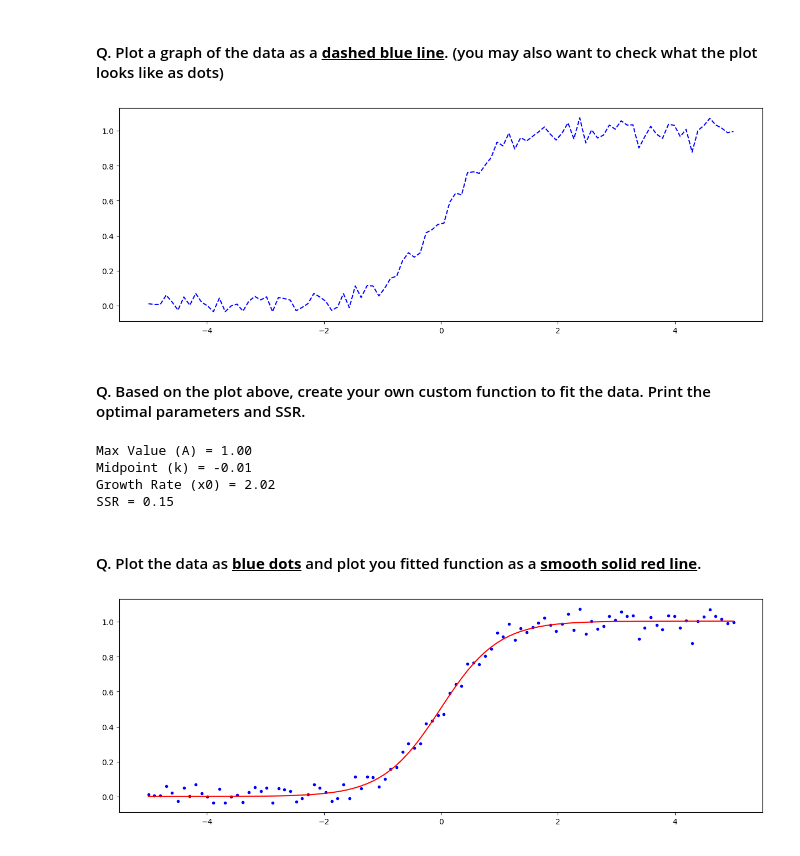
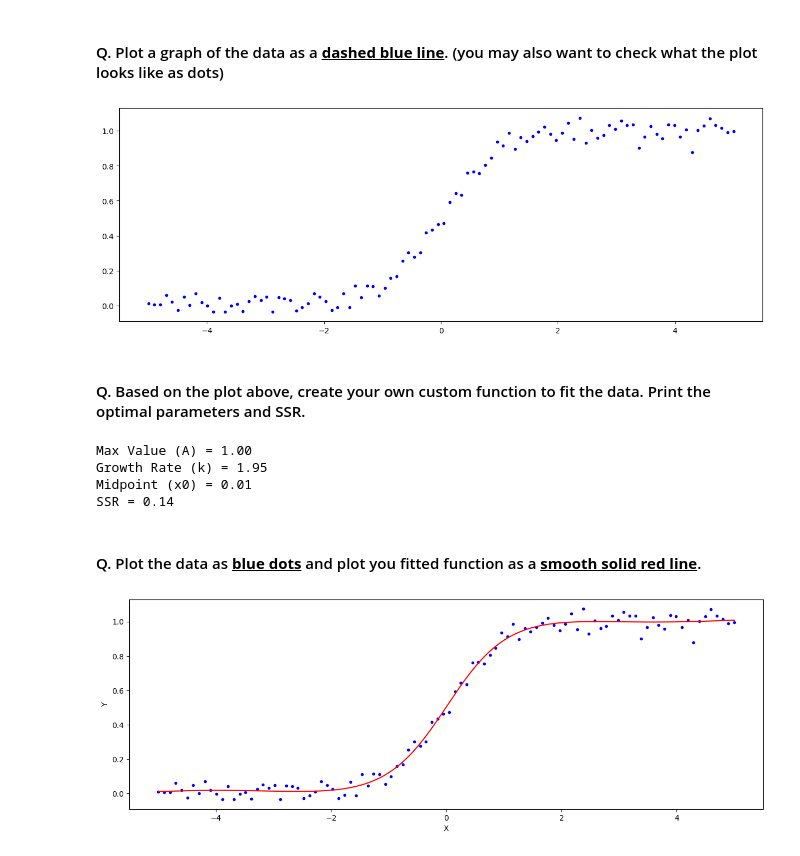
Before and after one commit to samsamotan/Quiz-1, a Jupyter notebook: Take Home Quiz 1 - Curve Fitting.ipynb, the cells around one changed output. Cells and saved outputs as stored; diff of their text form; code cells hidden in the pictures.

```diff
--- a/Take Home Quiz 1 - Curve Fitting.ipynb
+++ b/Take Home Quiz 1 - Curve Fitting.ipynb
@@ -367,35 +371,38 @@ x, y = fit_data4[['x', 'y']].to_numpy().T
 # %% [markdown]
 #### Q. Plot a graph of the data as a <b><u>dashed blue line</u></b>. (you may also want to check what the plot looks like as dots)
 # %%
-plt.plot(x, y, 'b--')
+plt.plot(x, y, 'b.')
 plt.show()
 # %% [output]
-[figure, old version]
+[figure, new version]
 # %% [markdown]
 #### Q. Based on the plot above, create your own custom function to fit the data. Print the optimal parameters and SSR.
 # %%
-def fit4(x, A, k, x0):
+def fit4(x, A, k, x0, a, f, B, C):
     """Logistic Function"""
-    return A / (1 + np.exp(-x0 * (x - k)))
+    return A / (1 + np.exp(-k * (x - x0))) + (a * np.cos(f * x + B) + C)
 
 popt, pcov = curve_fit(fit4, x, y)
 
 SSR = np.sum((y - fit4(x, *popt)) ** 2)
 
 print(f"Max Value (A) = {popt[0]:.2f}")
-print(f"Midpoint (k) = {popt[1]:.2f}")
-print(f"Growth Rate (x0) = {popt[2]:.2f}")
+print(f"Growth Rate (k) = {popt[1]:.2f}")
+print(f"Midpoint (x0) = {popt[2]:.2f}")
 print(f"SSR = {SSR:.2f}")
 # %% [output]
 Max Value (A) = 1.00
-Midpoint (k) = -0.01
-Growth Rate (x0) = 2.02
-SSR = 0.15
+Growth Rate (k) = 1.95
+Midpoint (x0) = 0.01
+SSR = 0.14
 # %% [markdown]
 #### Q. Plot the data as <u><b>blue dots</u></b> and plot you fitted function as a <b><u>smooth solid red line</u></b>.
 # %%
+x_space = np.linspace(min(x),max(x),1000)
 plt.plot(x, y, 'b.')
-plt.plot(x, fit4(x, *popt), 'r-')
+plt.plot(x_space, fit4(x_space, *popt), 'r-')
+plt.xlabel('X')
+plt.ylabel('Y')
 plt.show()
 # %% [output]
-[figure, old version]
+[figure, new version]
```
Also changed, not shown: parts of 6 cells of this notebook.
